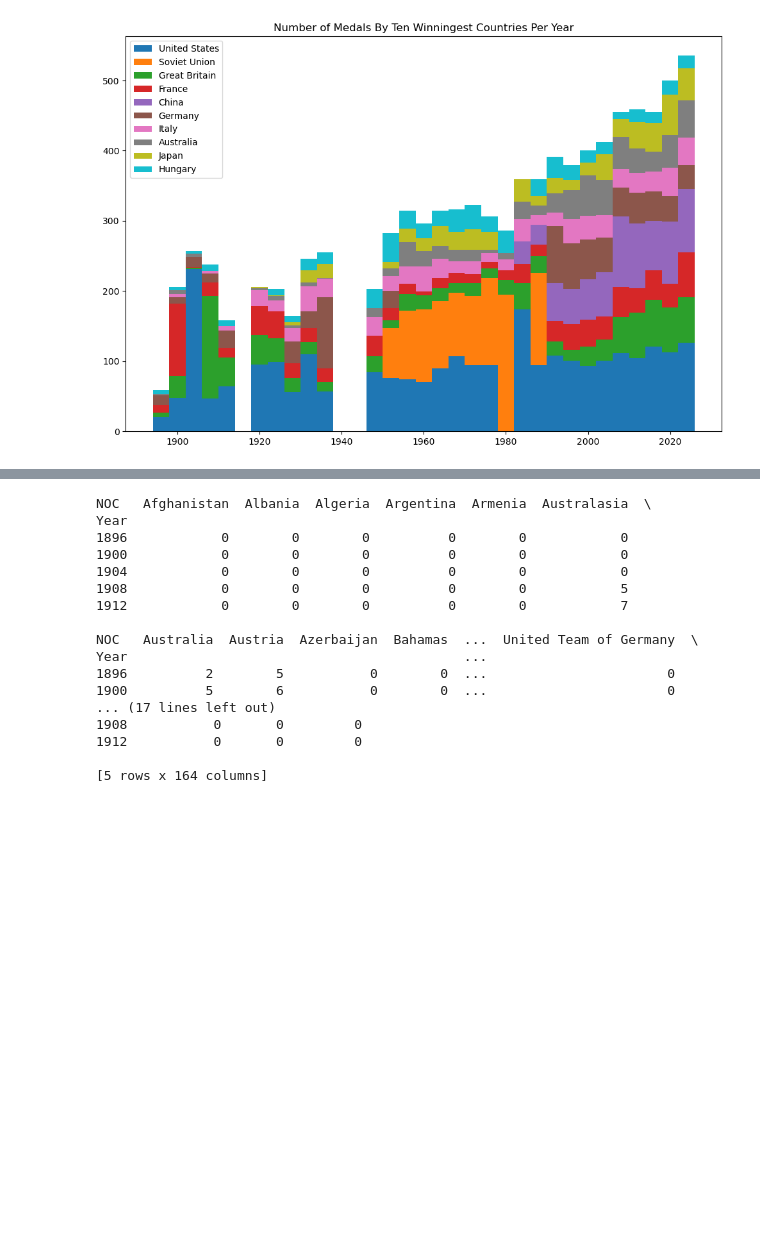
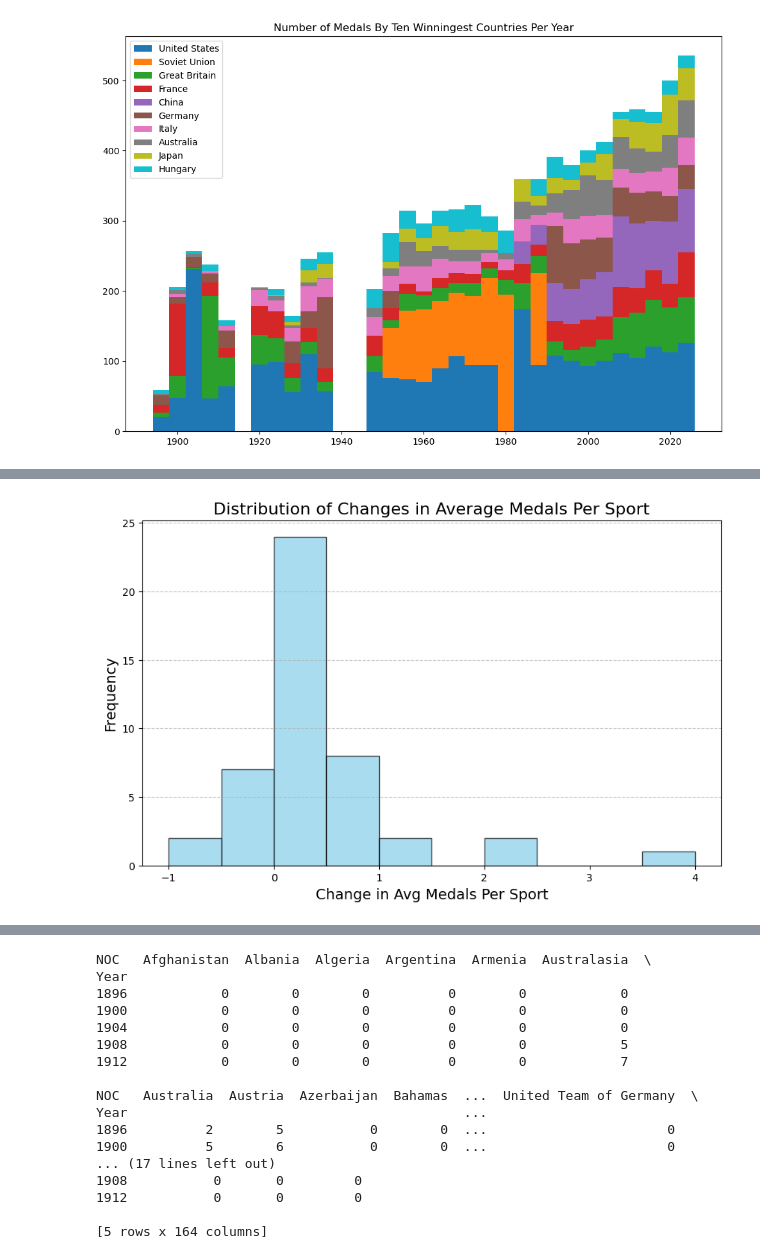
Before and after one commit to cynthiaWEpicCoder/MCM, a Jupyter notebook: hostcountry.ipynb, the cells around one changed output, grey strips where cells are left out. Drawn from its saved outputs; the diff is of its cells as text; code cells hidden in the pictures; blank space fills up the shorter version.

```diff
--- a/hostcountry.ipynb
+++ b/hostcountry.ipynb
@@ -80,12 +80,13 @@ plt.show()
 [figure]
 # %%
 import pandas as pd
+import matplotlib.pyplot as plt
 
 def analyze_medal_averages(data, country, sport_keywords, coach_start_year, coach_name):
-    # Filter for relevant rows based on country and sport keywords
+    # Filter for relevant rows based on country and exact sport keywords
     filtered_data = data[
         (data['Team'] == country) &
-        (data['Sport'].str.contains('|'.join(sport_keywords), case=False, na=False))
+        (data['Sport'].isin(sport_keywords))
     ]
     # Keep rows where medals were won
     filtered_data = filtered_data[filtered_data['Medal'].notna()]
@@ -113,27 +114,73 @@ def analyze_medal_averages(data, country, sport_keywords, coach_start_year, coac
     avg_medals_before = medals_per_sport_before / olympic_sports_before if olympic_sports_before else 0
     avg_medals_after = medals_per_sport_after / olympic_sports_after if olympic_sports_after else 0
 
+    # Calculate change in average medals per sport
+    change_in_avg = avg_medals_after - avg_medals_before
+
+    # Append the result to the global list
+    changes_in_avg_medals.append(change_in_avg)
+
     # Output results
     print(f"\nAnalyzing {sport_keywords} coached by {coach_name} starting in {coach_start_year}:")
-    print(f"- Total medals (3 Games before): {medals_per_sport_before}")
-    print(f"- Total medals (3 Games after): {medals_per_sport_after}")
-    print(f"- Avg medals per sport (before): {avg_medals_before:.2f}")
-    print(f"- Avg medals per sport (after): {avg_medals_after:.2f}")
-    print(f"- Change in avg medals per sport: {avg_medals_after - avg_medals_before:.2f}")
+    print(f"- Change in avg medals per sport: {change_in_avg:.2f}")
 
 # Load data
 data = pd.read_csv('summerOly_athletes.csv')
 
+# List to store the changes in average medals per sport
+changes_in_avg_medals = []
+
+
 # Coaches to analyze
 coaches = [
     {"coach": "Béla Károlyi", "country": "United States", "sport_keywords": ["Artistic Gymnastics", "Gymnastics"], "start_year": 1981},
+    {"coach": "Béla Károlyi", "country": "Romania", "sport_keywords": ["Artistic Gymnastics", "Gymnastics"], "start_year": 1968},
     {"coach": "Bob Bowman", "country": "United States", "sport_keywords": ["Swimming"], "start_year": 2024},
-    {"coach": "Paul Manning", "country": "Great Britain", "sport_keywords": ["Cycling Track", "Track"], "start_year": 2020},
-    {"coach": "Mehdi Kordi", "country": "Netherlands", "sport_keywords": ["Cycling Track", "Track"], "start_year": 2018},
+    {"coach": "Paul Manning", "country": "Great Britain", "sport_keywords": ["Cycling Track", "Cycling"], "start_year": 2020},
+    {"coach": "Mehdi Kordi", "country": "Netherlands", "sport_keywords": ["Cycling Track", "Cycling"], "start_year": 2018},
     {"coach": "Michael Palfrey", "country": "Australia", "sport_keywords": ["Swimming"], "start_year": 2024},
     {"coach": "Jacco Verhaeren", "country": "Australia", "sport_keywords": ["Swimming"], "start_year": 2013},
-    {"coach": "Paul Coffa", "country": "Papua New Guinea", "sport_keywords": ["Weightlifting"], "start_year": 2000}
+    {"coach": "Paul Coffa", "country": "Papua New Guinea", "sport_keywords": ["Weightlifting"], "start_year": 2000},
+    {"coach": "Adam Krikorian", "country": "United States", "sport_keywords": ["Water Polo"], "start_year": 2009},
+    {"coach": "Hugh McCutcheon", "country": "United States", "sport_keywords": ["Volleyball"], "start_year": 2008},
+    {"coach": "Patrick Sang", "country": "Kenya", "sport_keywords": ["Athletics", "Distance Running"], "start_year": 2000},
+    {"coach": "Alberto Salazar", "country": "United States", "sport_keywords": ["Athletics"], "start_year": 2010},
+    {"coach": "Toni Minichiello", "country": "Great Britain", "sport_keywords": ["Heptathlon", "Athletics"], "start_year": 2004},
+    {"coach": "Sun Haiping", "country": "China", "sport_keywords": ["Athletics", "Hurdles"], "start_year": 2002},
+    {"coach": "Dejan Udovicic", "country": "United States", "sport_keywords": ["Water Polo"], "start_year": 2013},
+    {"coach": "Geno Auriemma", "country": "United States", "sport_keywords": ["Basketball"], "start_year": 2012},
+    {"coach": "Mike Krzyzewski", "country": "United States", "sport_keywords": ["Basketball"], "start_year": 2008},
+    {"coach": "Bruce Arena", "country": "United States", "sport_keywords": ["Football"], "start_year": 2000},
+    {"coach": "Siegfried Aikman", "country": "Japan", "sport_keywords": ["Hockey"], "start_year": 2015},
+    {"coach": "Maximiliano Caldas", "country": "Netherlands", "sport_keywords": ["Hockey"], "start_year": 2011},
+    {"coach": "Louis Handley", "country": "United States", "sport_keywords": ["Swimming"], "start_year": 1904},
+    {"coach": "Pasha Gademan", "country": "Netherlands", "sport_keywords": ["Hockey"], "start_year": 2016},
+    {"coach": "Patrick Jeffrey", "country": "United States", "sport_keywords": ["Diving"], "start_year": 2016},
+    {"coach": "Jill Ellis", "country": "United States", "sport_keywords": ["Football"], "start_year": 2014},
+    {"coach": "Sherm Chavoor", "country": "United States", "sport_keywords": ["Swimming"], "start_year": 1968},
+    {"coach": "Ronen Ginzburg", "country": "Czech Republic", "sport_keywords": ["Basketball"], "start_year": 2020},
+    {"coach": "Brian Goorjian", "country": "Australia", "sport_keywords": ["Basketball"], "start_year": 2020},
+    {"coach": "Sergio Hernández", "country": "Argentina", "sport_keywords": ["Basketball"], "start_year": 2005},
+    {"coach": "Paul Green", "country": "Australia", "sport_keywords": ["Rugby Sevens"], "start_year": 2018},
+    {"coach": "Vasily Alekseyev", "country": "Soviet Union", "sport_keywords": ["Weightlifting"], "start_year": 1977},
+    {"coach": "Kim Jensen", "country": "Denmark", "sport_keywords": ["Handball"], "start_year": 2016},
+    {"coach": "Chun Joo-weon", "country": "South Korea", "sport_keywords": ["Handball"], "start_year": 2004},
+    {"coach": "Fitz Coleman", "country": "Jamaica", "sport_keywords": ["Athletics"], "start_year": 2008},
+    {"coach": "Charles van Commenee", "country": "Great Britain", "sport_keywords": ["Athletics"], "start_year": 2008},
+    {"coach": "Luiz Carlos Dórea", "country": "Brazil", "sport_keywords": ["Boxing"], "start_year": 2004},
+    {"coach": "Michel Alaux", "country": "United States", "sport_keywords": ["Fencing"], "start_year": 1964},
+    {"coach": "Steve Aird", "country": "United States", "sport_keywords": ["Volleyball"], "start_year": 2012},
+    {"coach": "Jacco Eltingh", "country": "Netherlands", "sport_keywords": ["Tennis"], "start_year": 2012},
+    {"coach": "Frank Busch", "country": "United States", "sport_keywords": ["Swimming"], "start_year": 2008},
+    {"coach": "Jing Junhong", "country": "Singapore", "sport_keywords": ["Table Tennis"], "start_year": 2005},
+    {"coach": "Lang Ping", "country": "China", "sport_keywords": ["Volleyball"], "start_year": 2013},
+    {"coach": "Lang Ping", "country": "United States", "sport_keywords": ["Volleyball"], "start_year": 2005},
+    {"coach": "Viktor Chukarin", "country": "Soviet Union", "sport_keywords": ["Gymnastics", "Artistic Gymnastics"], "start_year": 1952},
+    {"coach": "Xiao Tian", "country": "China", "sport_keywords": ["Badminton"], "start_year": 2008},
+    {"coach": "Gilles Cervara", "country": "France", "sport_keywords": ["Tennis"], "start_year": 2019},
+    {"coach": "Carlos Padilla", "country": "Mexico", "sport_keywords": ["Diving"], "start_year": 2004},
 ]
+
 
 # Run analysis for each coach
 for coach in coaches:
@@ -144,5 +191,18 @@ for coach in coaches:
         coach_start_year=coach["start_year"],
         coach_name=coach["coach"]
     )
+
+# Plot the distribution of changes in average medals per sport
+plt.figure(figsize=(10, 6))
+plt.hist(changes_in_avg_medals, bins=10, color='skyblue', edgecolor='black', alpha=0.7)
+plt.title('Distribution of Changes in Average Medals Per Sport', fontsize=16)
+plt.xlabel('Change in Avg Medals Per Sport', fontsize=14)
+plt.ylabel('Frequency', fontsize=14)
+plt.grid(axis='y', linestyle='--', alpha=0.7)
+plt.show()
+
+# Print the mean change in average medals per sport
+mean_change = sum(changes_in_avg_medals) / len(changes_in_avg_medals) if changes_in_avg_medals else 0
+print(f"\nMean Change in Average Medals Per Sport: {mean_change:.2f}")
 # %% [output]
 Analyzing ['Artistic Gymnastics', 'Gymnastics'] coached by Béla Károlyi starting in 1981:
@@ -164,0 +225 @@ Analyzing ['Swimming'] coached by Bob Bowman starting in 2024:
+[figure, added]
```
Also changed, not shown: parts of 1 cell of this notebook.
